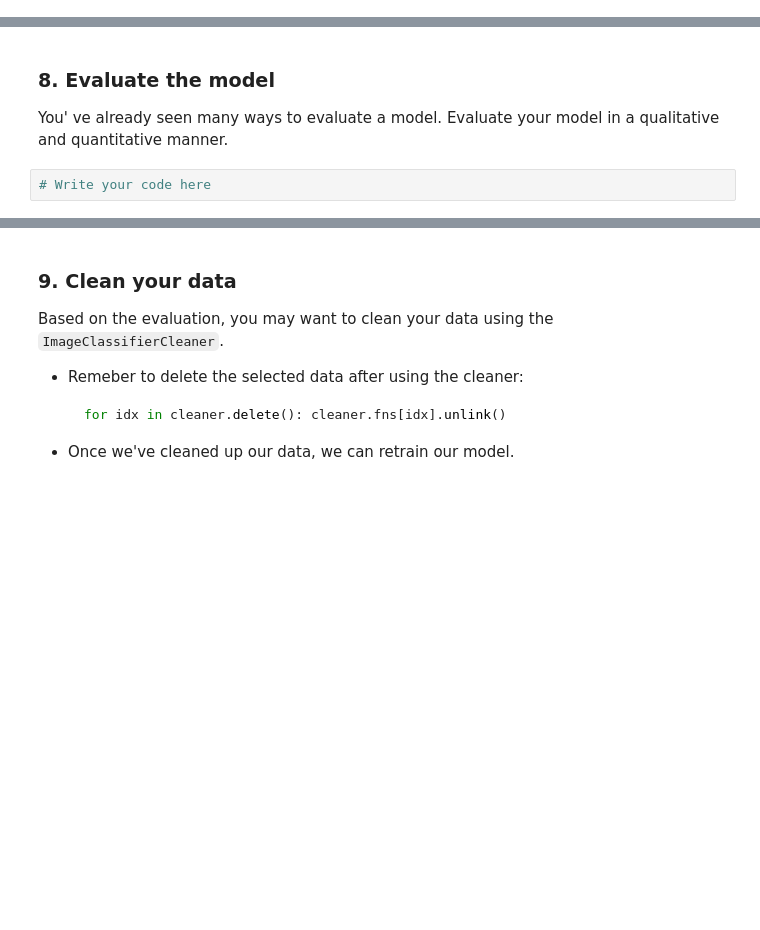
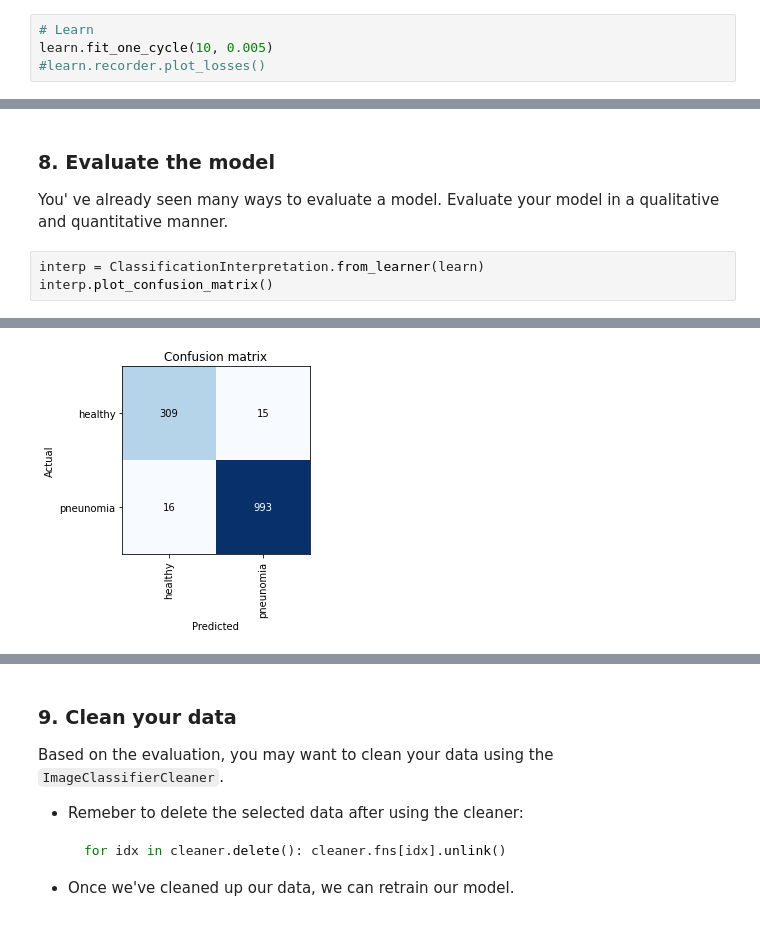
Before and after one commit to pds2021/a5-ChrNikEsc, a Jupyter notebook: Assignment_5.ipynb, the cells around one changed output, grey strips where cells are left out. Saved outputs shown, nothing was run; the diff lists cells and outputs as text; blank space fills up the shorter version.

```diff
--- a/Assignment_5.ipynb
+++ b/Assignment_5.ipynb
@@ -111,0 +168,4 @@ Create an appropriate learner for your data
+# %%
+# Learn
+learn.fit_one_cycle(10, 0.005)
+#learn.recorder.plot_losses()
@@ -119,5 +193,7 @@ Use your knowdledge on model training to fit your model!
 ### 8. Evaluate the model
 
 You' ve already seen many ways to evaluate a model. Evaluate your model in a qualitative and quantitative manner.
-# %%
-# Write your code here
+# %%
+interp = ClassificationInterpretation.from_learner(learn)
+interp.plot_confusion_matrix()
+# %% [output]
@@ -123,0 +201 @@ You' ve already seen many ways to evaluate a model. Evaluate your model in a qua
+[figure, added]
```
Also changed, not shown: parts of 35 cells of this notebook.
